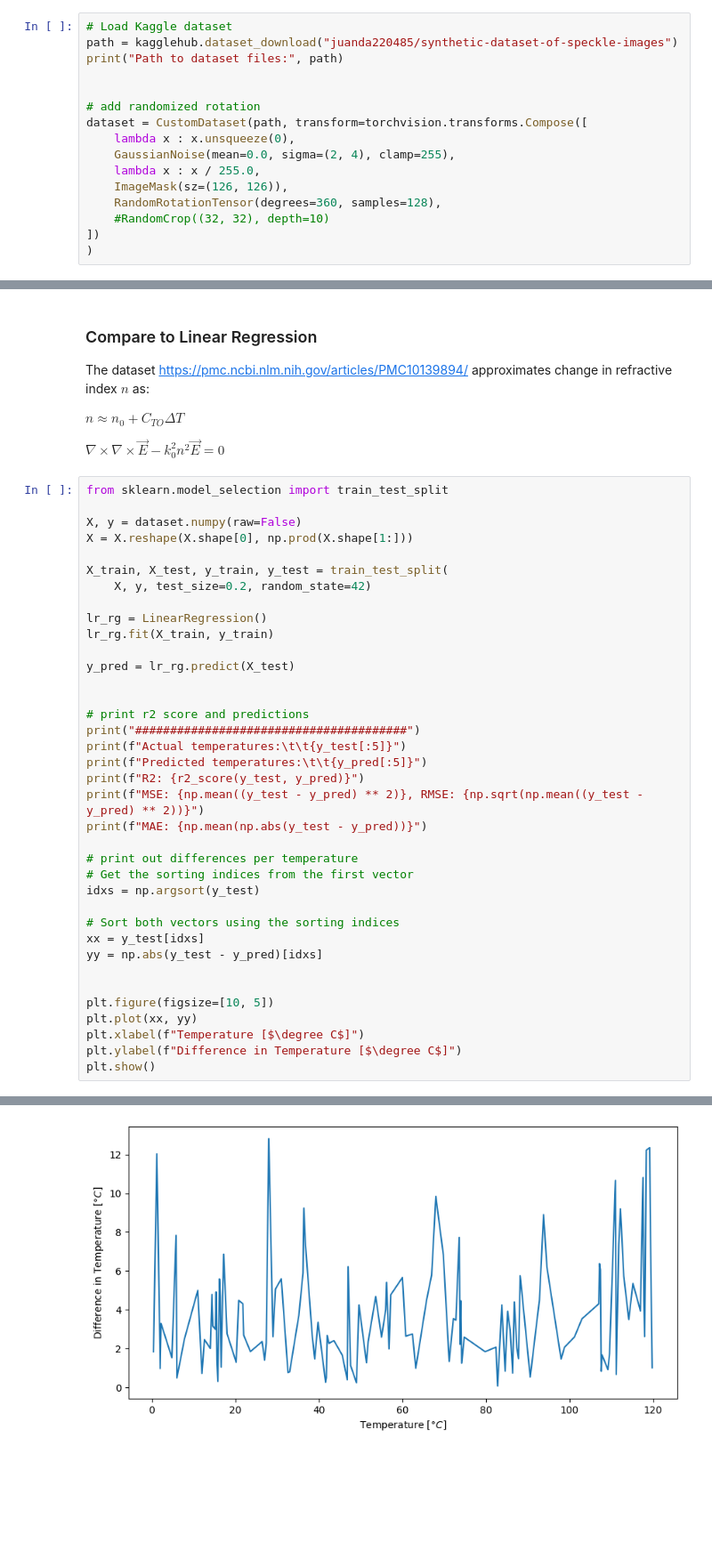
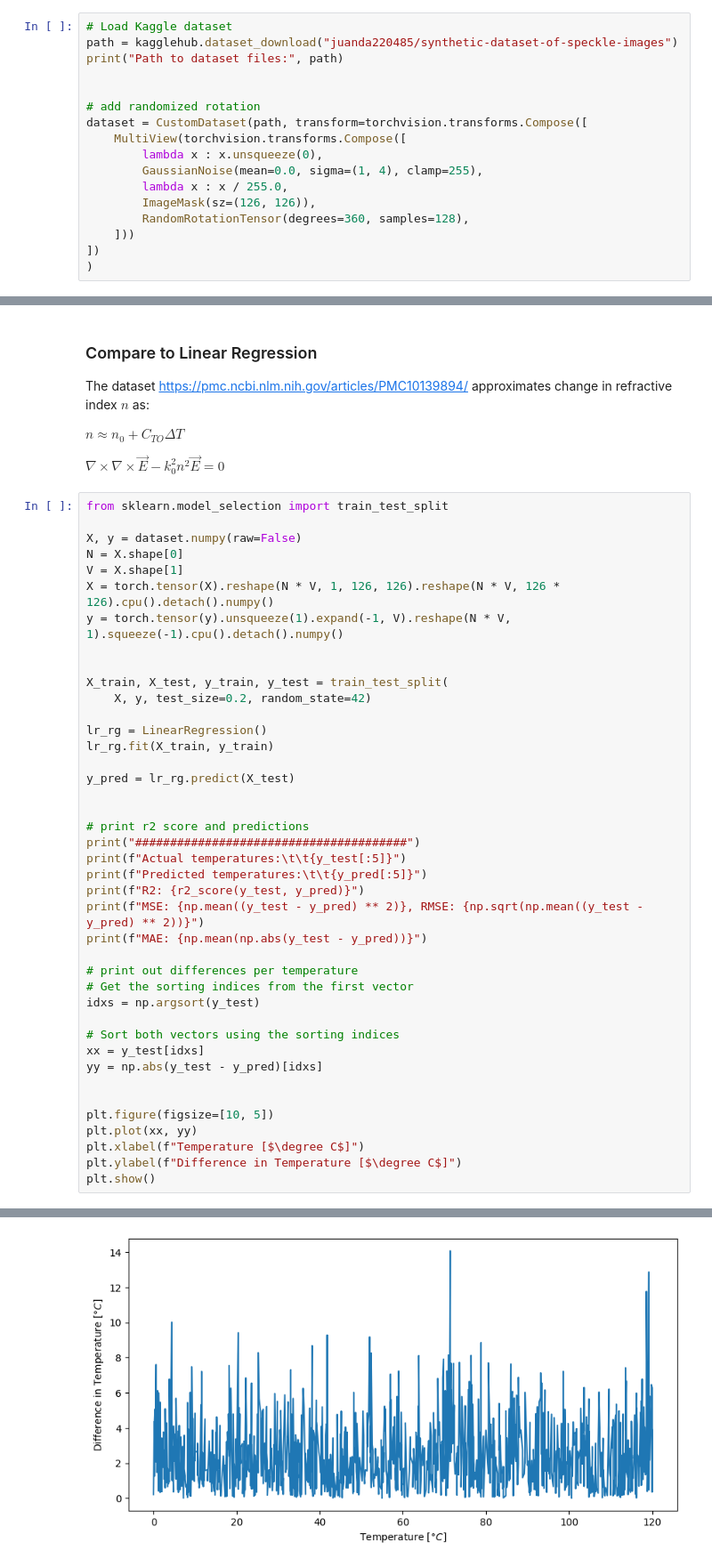
Before and after one commit to tsopeter/835-Final-Project, a Jupyter notebook: 835_Final_Project.ipynb, the cells around one changed output, grey strips where cells are left out. Shown at 89% size. Saved outputs shown, nothing was run; the diff lists cells and outputs as text; blank space fills up the shorter version.

```diff
--- a/835_Final_Project.ipynb
+++ b/835_Final_Project.ipynb
@@ -221,12 +231,13 @@ print("Path to dataset files:", path)
 
 # add randomized rotation
 dataset = CustomDataset(path, transform=torchvision.transforms.Compose([
-    lambda x : x.unsqueeze(0),
-    GaussianNoise(mean=0.0, sigma=(2, 4), clamp=255),
-    lambda x : x / 255.0,
-    ImageMask(sz=(126, 126)),
-    RandomRotationTensor(degrees=360, samples=128),
-    #RandomCrop((32, 32), depth=10)
+    MultiView(torchvision.transforms.Compose([
+        lambda x : x.unsqueeze(0),
+        GaussianNoise(mean=0.0, sigma=(1, 4), clamp=255),
+        lambda x : x / 255.0,
+        ImageMask(sz=(126, 126)),
+        RandomRotationTensor(degrees=360, samples=128),
+    ]))
 ])
 )
 # %% [output]
@@ -500,7 +527,11 @@ $
 from sklearn.model_selection import train_test_split
 
 X, y = dataset.numpy(raw=False)
-X = X.reshape(X.shape[0], np.prod(X.shape[1:]))
+N = X.shape[0]
+V = X.shape[1]
+X = torch.tensor(X).reshape(N * V, 1, 126, 126).reshape(N * V, 126 * 126).cpu().detach().numpy()
+y = torch.tensor(y).unsqueeze(1).expand(-1, V).reshape(N * V, 1).squeeze(-1).cpu().detach().numpy()
+
 
 X_train, X_test, y_train, y_test = train_test_split(
     X, y, test_size=0.2, random_state=42)
@@ -543 +574 @@ MAE: 3.757389545440674
-[figure, old version]
+[figure, new version]
```
Also changed, not shown: parts of 10 cells of this notebook, 3 other files.
